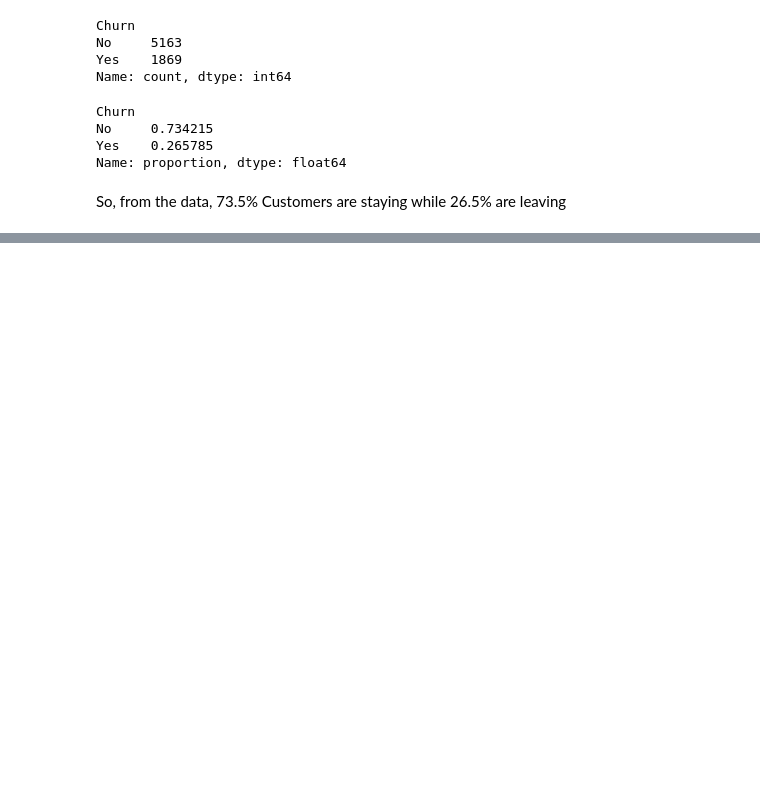
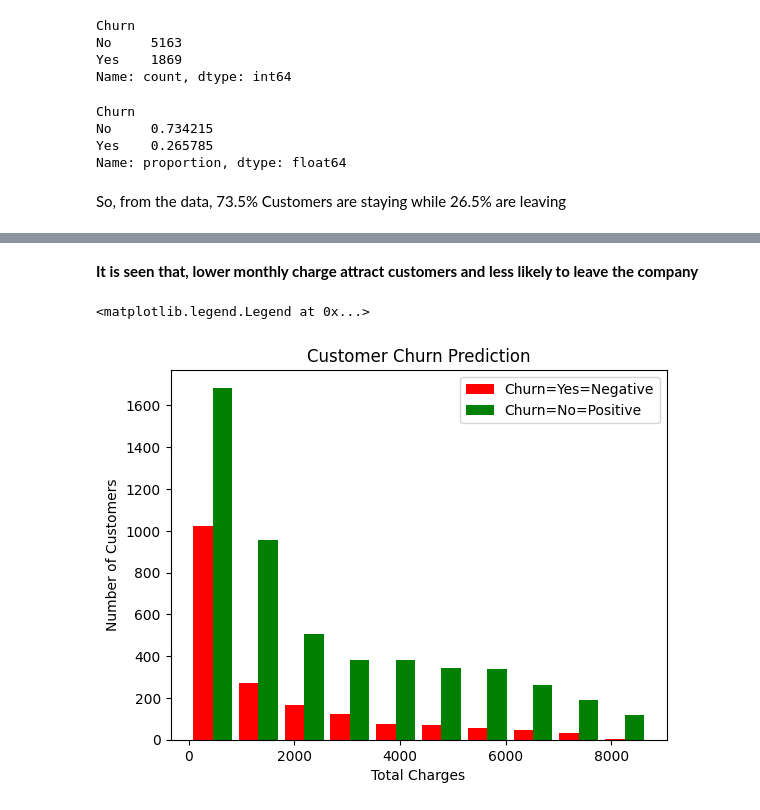
Before and after one commit to kibria30/customer_churn_prediction, a Jupyter notebook: EDA.ipynb, the cells around one changed output, grey strips where cells are left out. Drawn from its saved outputs; the diff is of its cells as text; code cells hidden in the pictures; blank space fills up the shorter version.

```diff
--- a/EDA.ipynb
+++ b/EDA.ipynb
@@ -189,0 +155,15 @@ This analysis suggests that pricing strategy plays a crucial role in customer re
+# %% [markdown]
+**It is seen that, lower monthly charge attract customers and less likely to leave the company**
+# %%
+tc_churn_no = df1[df1.Churn=='No'].TotalCharges
+tc_churn_yes = df1[df1.Churn=='Yes'].TotalCharges
+
+plt.xlabel('Total Charges')
+plt.ylabel('Number of Customers')
+plt.title('Customer Churn Prediction')
+plt.hist([tc_churn_yes, tc_churn_no], rwidth=0.85, color=['red', 'green'],
+         label=['Churn=Yes=Negative', 'Churn=No=Positive'])
+plt.legend()
+# %% [output]
+<matplotlib.legend.Legend at 0x...>
+[figure, added]
```
Also changed, not shown: parts of 22 cells of this notebook, 1 other file.
